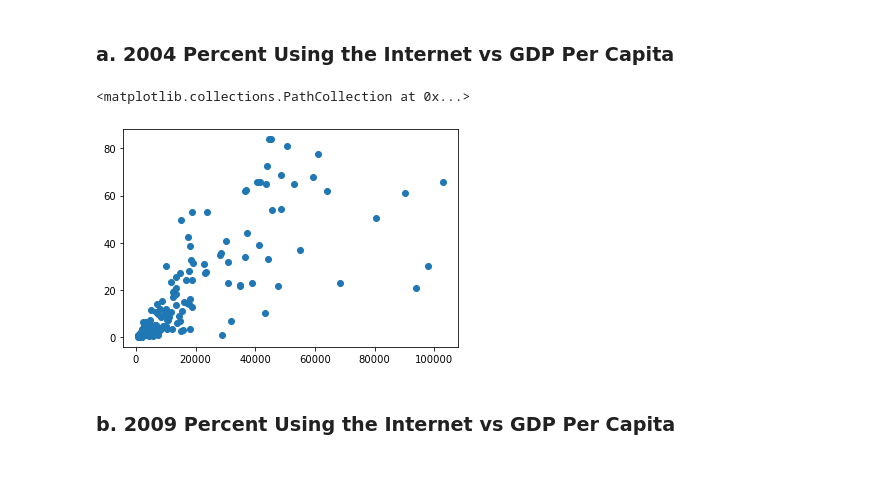
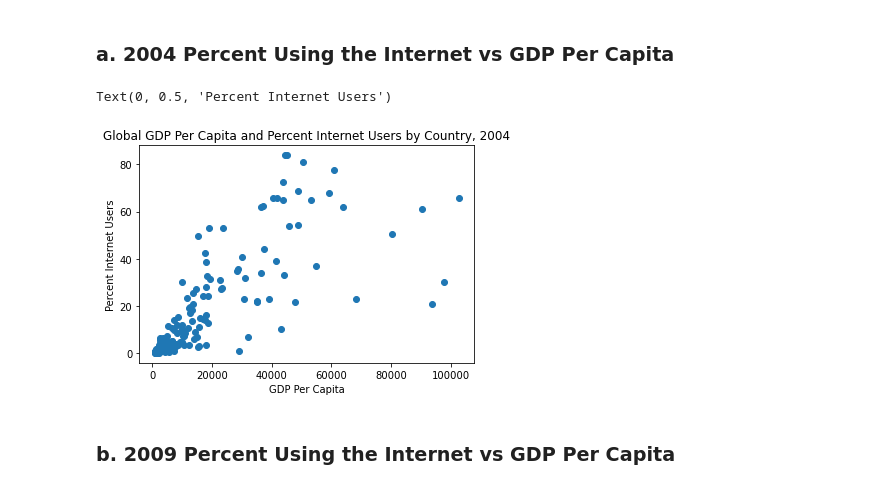
Before and after one commit to NSS-Data-Analytics-Cohort-6/gdp-and-internet-usage-abigailasper, a Jupyter notebook: notebooks/gdp_internet_un.ipynb, the cells around one changed output. Drawn from its saved outputs; the diff is of its cells as text; code cells hidden in the pictures.

```diff
--- a/notebooks/gdp_internet_un.ipynb
+++ b/notebooks/gdp_internet_un.ipynb
@@ -157,7 +159,7 @@ internet_df.shape
 
 #merge
 # https://www.w3resource.com/python-exercises/pandas/joining-and-merging/pandas-joining-and-merging-dataframe-exercise-10.php
-gdp_and_internet_use = pd.merge(gdp_df, internet_df, on=['Country', 'Year'])
+gdp_and_internet_use = pd.merge(gdp_df, internet_df, how='outer', on=['Country', 'Year'])
 # %%
 #groupby to remove (most) nans and combine rows
 #https://stackoverflow.com/questions/17679089/pandas-dataframe-groupby-two-columns-and-get-counts
@@ -193,9 +195,9 @@ gdp_and_internet_use.tail()
 ## 16. Subset the combined DataFrame to keep only the data for 2004, 2009, and 2014. Check that this happened correctly.
 # %%
 #https://www.geeksforgeeks.org/python-pandas-dataframe-isin/
-filter1 = gdp_and_internet_use['Year'].isin(['2004', '2009', '2014'])
+filter040914 = gdp_and_internet_use['Year'].isin(['2004', '2009', '2014'])
 # %%
-gdp_and_internet_use = gdp_and_internet_use[filter1]
+gdp_and_internet_use = gdp_and_internet_use[filter040914]
 # %%
 gdp_and_internet_use.head()
 # %% [output]
@@ -326,9 +328,12 @@ gdp_internet_2014.loc[gdp_internet_2014['GDP_Per_Capita'] == gdp_internet_2014['
 ### a. 2004 Percent Using the Internet vs GDP Per Capita
 # %%
 plt.scatter(gdp_internet_2004.GDP_Per_Capita, gdp_internet_2004.Internet_Users_Pct)
+plt.title('Global GDP Per Capita and Percent Internet Users by Country, 2004')
+plt.xlabel('GDP Per Capita')
+plt.ylabel('Percent Internet Users')
 # %% [output]
-<matplotlib.collections.PathCollection at 0x...>
+Text(0, 0.5, 'Percent Internet Users')
-[figure, old version]
+[figure, new version]
 # %% [markdown]
 ### b. 2009 Percent Using the Internet vs GDP Per Capita
 # %%
```
Also changed, not shown: parts of 41 cells of this notebook.
